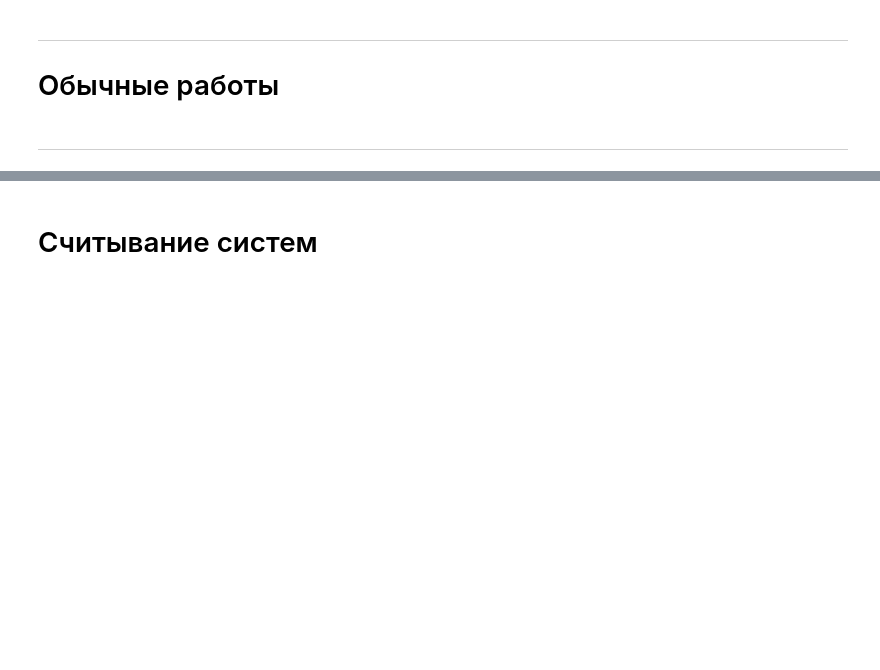
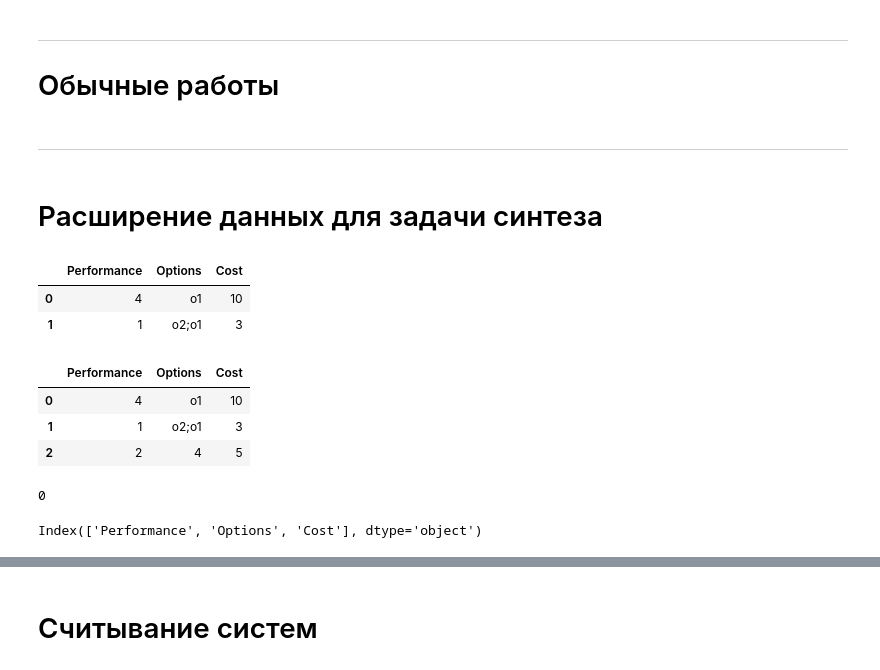
Before and after one commit to Fersol/Static-dynamic-shedule, a Jupyter notebook: experiments.ipynb, the cells around one changed output, grey strips where cells are left out. Cells and saved outputs as stored; diff of their text form; code cells hidden in the pictures; blank space fills up the shorter version.

```diff
--- a/experiments.ipynb
+++ b/experiments.ipynb
@@ -244,3 +259,26 @@ def create_tasks_random(tasks_bound, n_part, periods, load, system):
 # Обычные работы
 # %% [markdown]
 ---
+# %% [markdown]
+# Расширение данных для задачи синтеза
+# %%
+system2
+# %% [output]
+|  | Performance | Options | Cost |
+| 0 | 4 | o1 | 10 |
+| 1 | 1 | o2;o1 | 3 |
+# %%
+system2.append(pd.DataFrame([[2,4,5]], columns=system2.columns)).reset_index(drop=True)
+# %% [output]
+|  | Performance | Options | Cost |
+| 0 | 4 | o1 | 10 |
+| 1 | 1 | o2;o1 | 3 |
+| 2 | 2 | 4 | 5 |
+# %%
+np.random.choice(range(system2.shape[0]))
+# %% [output]
+0
+# %%
+system2.columns
+# %% [output]
+Index(['Performance', 'Options', 'Cost'], dtype='object')
```
Also changed, not shown: parts of 13 cells of this notebook, 2 other files.
